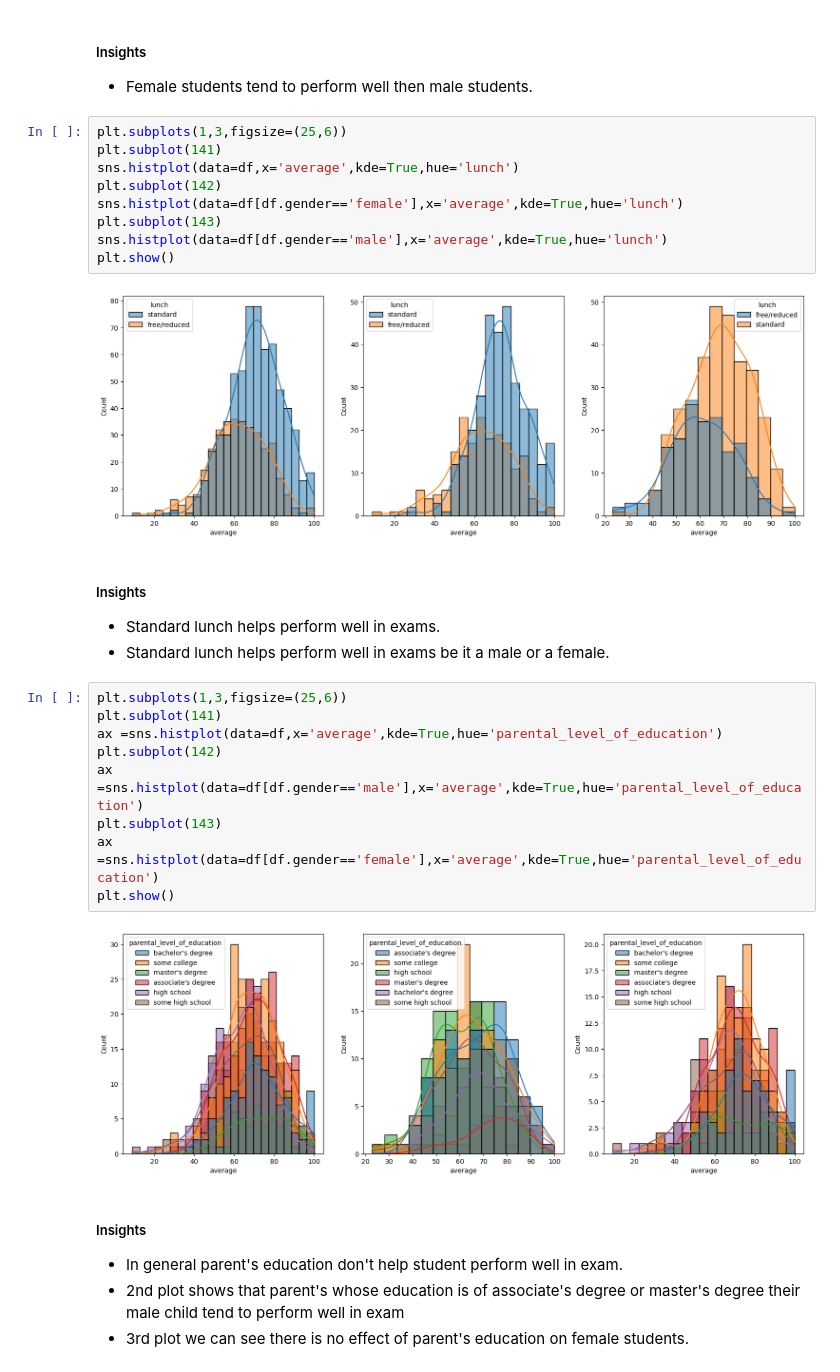
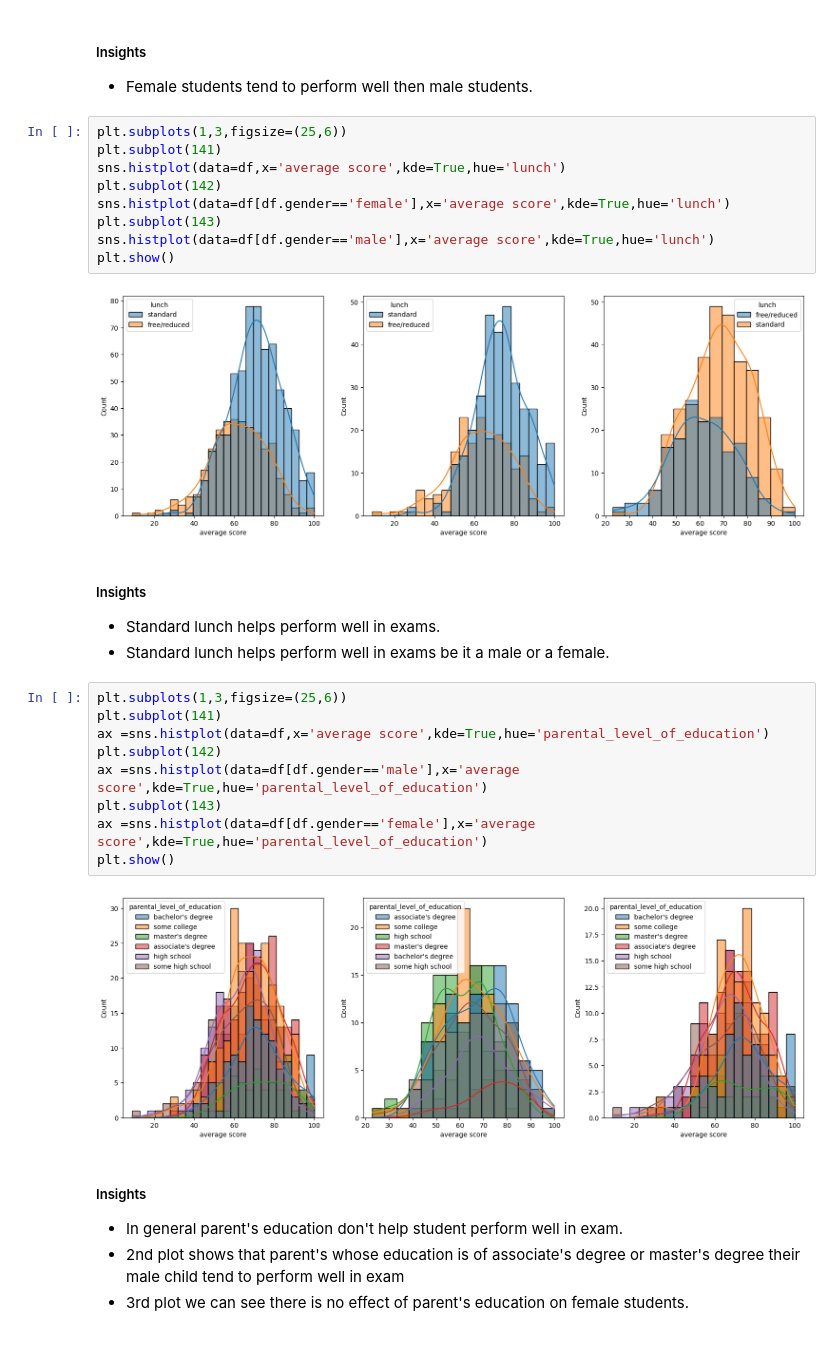
Before and after one commit to Poojarai24/mlproject, a Jupyter notebook: notebook/1 . EDA STUDENT PERFORMANCE .ipynb, the cells around one changed output. Saved outputs shown, nothing was run; the diff lists cells and outputs as text.

```diff
--- a/notebook/1 . EDA STUDENT PERFORMANCE .ipynb
+++ b/notebook/1 . EDA STUDENT PERFORMANCE .ipynb
@@ -298,14 +316,14 @@ plt.show()
 # %%
 plt.subplots(1,3,figsize=(25,6))
 plt.subplot(141)
-sns.histplot(data=df,x='average',kde=True,hue='lunch')
+sns.histplot(data=df,x='average score',kde=True,hue='lunch')
 plt.subplot(142)
-sns.histplot(data=df[df.gender=='female'],x='average',kde=True,hue='lunch')
+sns.histplot(data=df[df.gender=='female'],x='average score',kde=True,hue='lunch')
 plt.subplot(143)
-sns.histplot(data=df[df.gender=='male'],x='average',kde=True,hue='lunch')
+sns.histplot(data=df[df.gender=='male'],x='average score',kde=True,hue='lunch')
 plt.show()
 # %% [output]
-[figure, old version]
+[figure, new version]
 # %% [markdown]
 #####  Insights
 - Standard lunch helps perform well in exams.
@@ -313,14 +331,14 @@ plt.show()
 # %%
 plt.subplots(1,3,figsize=(25,6))
 plt.subplot(141)
-ax =sns.histplot(data=df,x='average',kde=True,hue='parental_level_of_education')
+ax =sns.histplot(data=df,x='average score',kde=True,hue='parental_level_of_education')
 plt.subplot(142)
-ax =sns.histplot(data=df[df.gender=='male'],x='average',kde=True,hue='parental_level_of_education')
+ax =sns.histplot(data=df[df.gender=='male'],x='average score',kde=True,hue='parental_level_of_education')
 plt.subplot(143)
-ax =sns.histplot(data=df[df.gender=='female'],x='average',kde=True,hue='parental_level_of_education')
+ax =sns.histplot(data=df[df.gender=='female'],x='average score',kde=True,hue='parental_level_of_education')
 plt.show()
 # %% [output]
-[figure, old version]
+[figure, new version]
 # %% [markdown]
 #####  Insights
 - In general parent's education don't help student perform well in exam.
```
Also changed, not shown: parts of 17 cells of this notebook, 9 other files.
